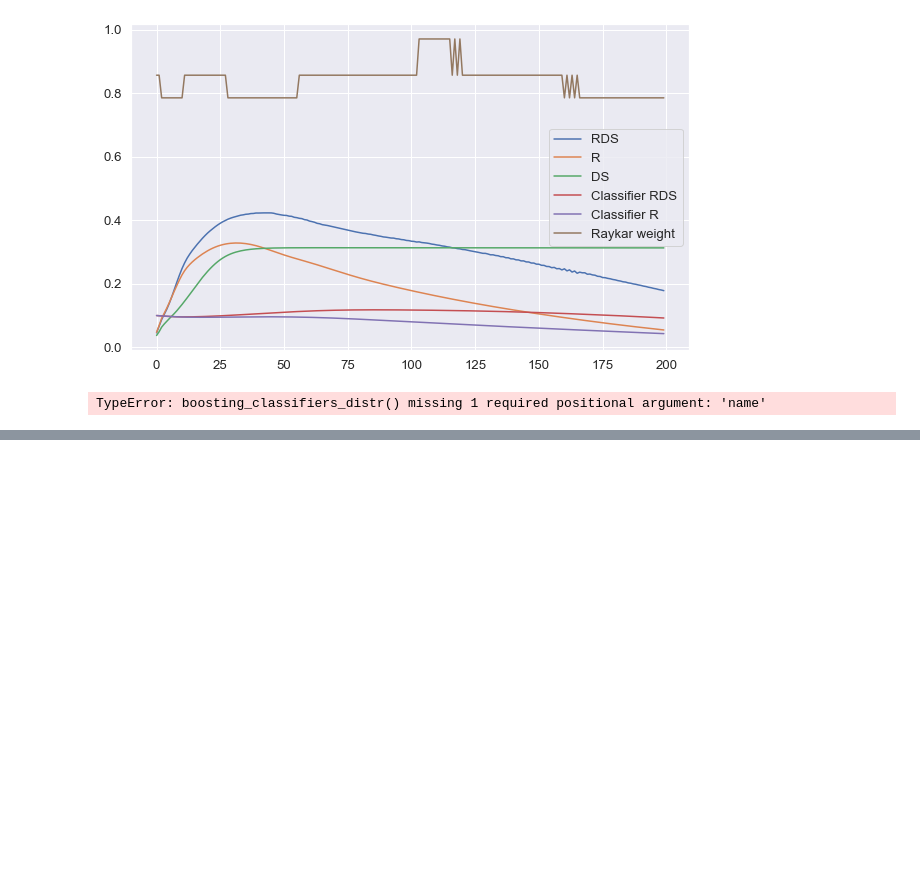
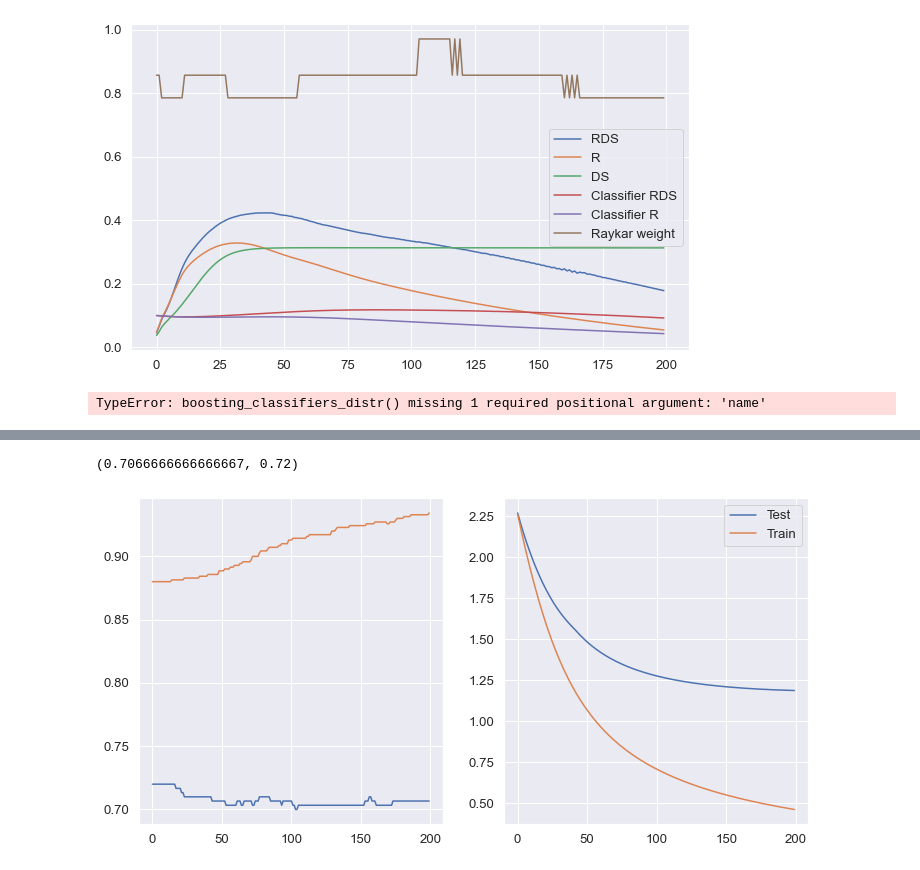
Before and after one commit to AndreySmirdin/CrowdInference, a Jupyter notebook: Music.ipynb, the cells around one changed output, grey strips where cells are left out. Drawn from its saved outputs; the diff is of its cells as text; code cells hidden in the pictures; blank space fills up the shorter version.

```diff
--- a/Music.ipynb
+++ b/Music.ipynb
@@ -139,0 +137,6 @@ bm.mv_hard(music_data, C=1)
+# %%
+reload_all()
+bm.run_mv_classifier(music_data, iters=200, n_classes=10, lr=500, hard=True)
+# %% [output]
+(0.7066666666666667, 0.72)
+[figure, added]
```
Also changed, not shown: parts of 4 cells of this notebook, 8 other files.
